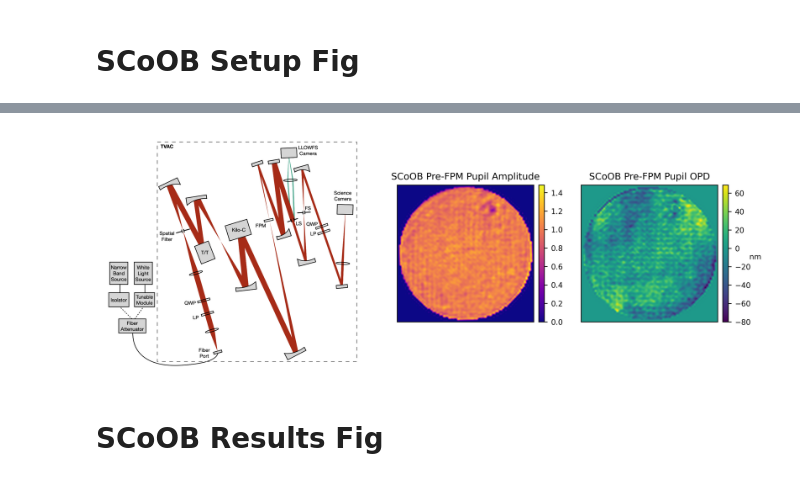
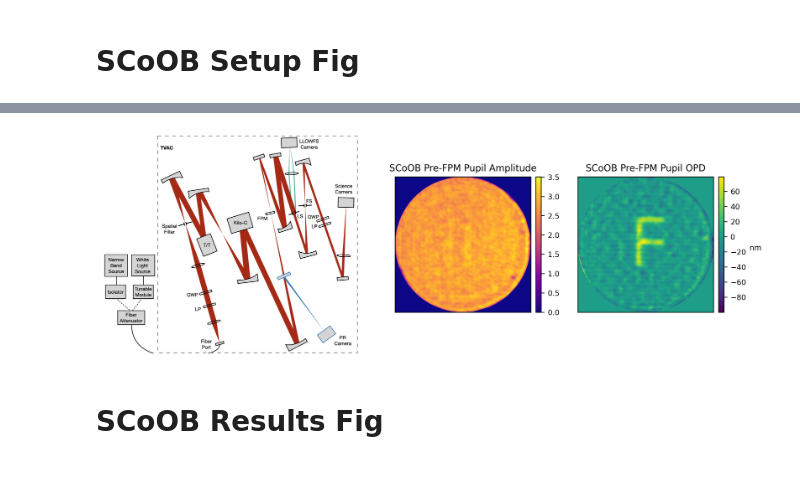
Before and after one commit to kian1377/aefc-vortex, a Jupyter notebook: scoob/make_scoob_figs.ipynb, the cells around one changed output, grey strips where cells are left out. Drawn from its saved outputs; the diff is of its cells as text; code cells hidden in the pictures.

```diff
--- a/scoob/make_scoob_figs.ipynb
+++ b/scoob/make_scoob_figs.ipynb
@@ -36,0 +30,6 @@ imshow2(wfe_amp, wfe_opd)
+# %%
+
+data = utils.load_pickle('data/20250113_fdpr2_f_processed.pkl')
+wfe_amp = data['amp']
+wfe_opd = data['opd']
+imshow2(wfe_amp, wfe_opd)
@@ -42,40 +43,41 @@ from mpl_toolkits.axes_grid1 import make_axes_locatable
 from matplotlib.colors import LogNorm, Normalize
 from matplotlib.gridspec import GridSpec
 # Read the image
-img = np.flipud(mpimg.imread('scoob_diagram.png'))
+# img = np.flipud(mpimg.imread('scoob_diagram.png'))
+img = np.flipud(mpimg.imread('scoob_layout.png'))
 
 # Display the image
-fig, ax = plt.subplots(nrows=1, ncols=3, dpi=400, figsize=(12,6), gridspec_kw={'width_ratios': [1.75, 1, 1], })
+fig, ax = plt.subplots(nrows=1, ncols=3, dpi=300, figsize=(12,6), gridspec_kw={'width_ratios': [1.75, 1, 1], })
 ax[0].imshow(img)
 ax[0].axis('off')  # Turn off axis labels and ticks
 
 tfs = 10
 
 im = ax[1].imshow( ensure_np_array(wfe_amp), cmap='plasma')
 ax[1].set_xticks([])
 ax[1].set_yticks([])
 ax[1].set_title('SCoOB Pre-FPM Pupil Amplitude', fontsize=tfs)
 divider = make_axes_locatable(ax[1])
 cax = divider.append_axes("right", size="4%", pad=0.075)
 cbar = fig.colorbar(im, cax=cax)
 cbar.ax.tick_params(labelsize=8)
 # cbar.ax.set_ylabel('m', rotation=0, labelpad=7)
 
 im = ax[2].imshow( ensure_np_array(wfe_opd)*1e9, cmap='viridis')
 ax[2].set_xticks([])
 ax[2].set_yticks([])
 ax[2].set_title('SCoOB Pre-FPM Pupil OPD', fontsize=tfs)
 divider = make_axes_locatable(ax[2])
 cax = divider.append_axes("right", size="4%", pad=0.075)
 cbar = fig.colorbar(im, cax=cax)
 cbar.ax.tick_params(labelsize=8)
-cbar.ax.set_ylabel('nm', rotation=0, labelpad=5, fontsize=8)
+cbar.ax.set_ylabel('nm', rotation=0, labelpad=10, fontsize=8)
 
 plt.subplots_adjust(wspace=0.2)
 
 fig.savefig('../figs/scoob_diagram_and_pr.pdf', format='pdf', bbox_inches="tight")
 # %% [output]
-[figure, old version]
+[figure, new version]
 # %% [markdown]
 # SCoOB Results Fig
 # %%
```
Also changed, not shown: parts of 2 cells of this notebook, 3 other files.
